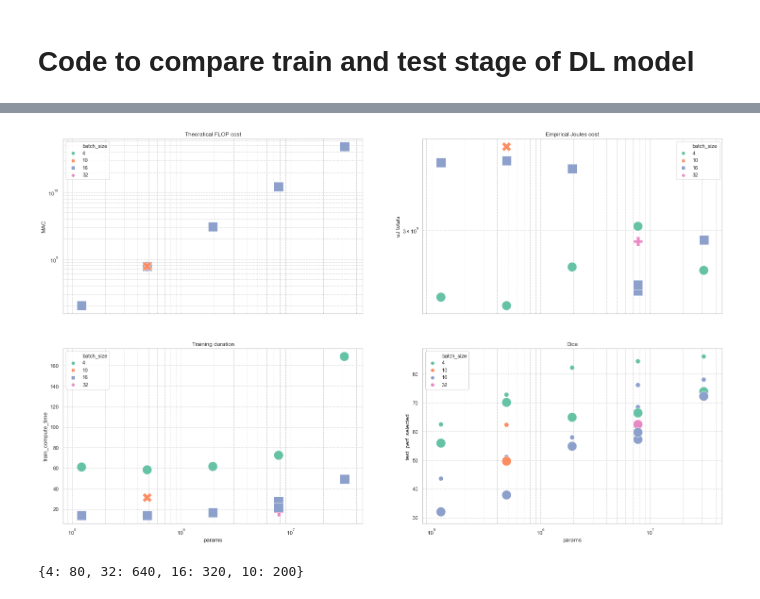
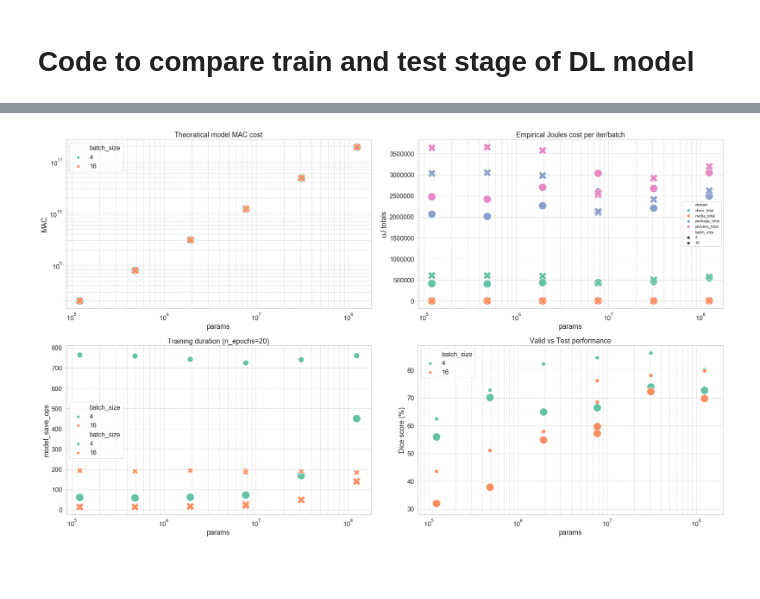
Before and after one commit to neurodatascience/watts_up_compute, a Jupyter notebook: notebooks/6_compare_DL_stages.ipynb, the cells around one changed output, grey strips where cells are left out. Saved outputs shown, nothing was run; the diff lists cells and outputs as text; code cells hidden in the pictures; blank space fills up the shorter version.

Commit message:
started FastSurfer tests

```diff
--- a/notebooks/6_compare_DL_stages.ipynb
+++ b/notebooks/6_compare_DL_stages.ipynb
@@ -18,7 +18,7 @@ ml_dir = '{}ml/'.format(project_dir)
 results_dir = '{}results/Exp_kaggle/'.format(project_dir)
 # %%
 # experiment_names = ['Exp_pytorch_cifar','Exp_kaggle_mateuszbuda','Exp_kaggle_mateuszbuda_pruned']
-exp_idx = range(1,14)
+exp_idx = range(1,16)
 experiment_names = ['Exp_kaggle_mateuszbuda_{}'.format(i) for i in exp_idx] #['Exp_kaggle_mateuszbuda','Exp_kaggle_mateuszbuda_pruned']
 
 devices = ['cuda']
@@ -31,9 +31,17 @@ for exp_name in experiment_names:
     for device in devices:
         exp_config_csv = '{}{}/{}/experiment_config.csv'.format(results_dir,exp_name,device)
         epoch_csv = '{}{}/{}/epoch.csv'.format(results_dir,exp_name,device)
+        iter_csv = '{}{}/{}/iter.csv'.format(results_dir, exp_name, device)
         joules_csv = '{}{}/{}/joules.csv'.format(results_dir,exp_name,device)
 
+        # Calculate how many times model was saved (i/o)
+        # Consistently large ops for small batch sizes, but pretty similar across model sizes - does not explain joules preformance.
+        iter_df = pd.read_csv(iter_csv)
+        model_save_ops = np.sum(iter_df['valid_loss'].diff() < 0)
+
         exp_config_df = pd.read_csv(exp_config_csv)
+        exp_config_df['model_save_ops'] = model_save_ops
+
         exp_config_df_concat = exp_config_df_concat.append(exp_config_df)
 
         epoch_df = pd.read_csv(epoch_csv)
@@ -41,7 +49,6 @@ for exp_name in experiment_names:
         epoch_df['device'] = device
         epoch_df_concat = epoch_df_concat.append(epoch_df)
 
-
         joules_df = read_joules(joules_csv,device)
         joules_df['experiment_name'] = exp_name
         joules_df_concat = joules_df_concat.append(joules_df[jcols])
@@ -85,52 +110,59 @@ total_joules.head()
 # %%
 plot_df = total_joules.copy()
-# plot_df['batch_size'] = plot_df['batch_size'].astype(str)
+plot_df = plot_df[plot_df['batch_size'].isin([4,16])]
 plot_df = convert_str_to_param_value(plot_df, 'params')
 plot_df = convert_str_to_param_value(plot_df, 'MAC')
-n_hues = len(plot_df['batch_size'].unique())
+batch_hues = len(plot_df['batch_size'].unique())
 size_level_dict =  dict(zip(np.sort(plot_df['batch_size'].unique()), [100,200,300,400]))
 
-sns.set(font_scale = 1)
-palette = sns.color_palette("Set2", n_hues)
+domain_hues = len(plot_df['domain'].unique())
+sns.set(font_scale = 1.5)
+batch_palette = sns.color_palette("Set2", batch_hues)
+domain_palette = sns.color_palette("Set2", domain_hues)
+
 with sns.axes_style("whitegrid"):
-    fig, axes = plt.subplots(2,2,figsize=(25,15),sharex=True,sharey=False)
+    fig, axes = plt.subplots(2,2,figsize=(25,15),sharex=False,sharey=False)
 
     # FLOPs
     ax = axes.ravel()[0]
-    g = sns.scatterplot(x='params',y='MAC', hue='batch_size', style='batch_size', s=400, data=plot_df, palette=palette,ax=ax)
+    g = sns.scatterplot(x='params',y='MAC', hue='batch_size', style='batch_size', s=400, data=plot_df, palette=batch_palette,ax=ax)
     g.set(xscale="log",yscale="log")
     g.grid(True,which="both",ls="--",c='lightgray')
-    ax.set_title('Theoratical FLOP cost')
+    ax.set_title('Theoratical model MAC cost')
 
     # Energy
     ax = axes.ravel()[1]
-    g = sns.scatterplot(x='params',y='uJ totals', hue='batch_size', style='batch_size', s=400, data=plot_df, palette=palette,ax=ax)
-    g.set(xscale="log",yscale="log")
+    g = sns.scatterplot(x='params',y='uJ totals', hue='domain', style='batch_size', s=400, data=plot_df, palette=domain_palette,ax=ax)
+    # g.set(xscale="log",yscale='log')
+    g.set(xscale="log")
+    ax.legend(loc=5,fontsize=10)
     g.grid(True,which="both",ls="--",c='lightgray')
-    ax.set_title('Empirical Joules cost')
+    ax.set_title('Empirical Joules cost per iter/batch')
 
     # time
     ax = axes.ravel()[2]
-    g = sns.scatterplot(x='params',y='train_compute_time', hue='batch_size', style='batch_size', s=400, data=plot_df, palette=palette,ax=ax)
+    g = sns.scatterplot(x='params',y='train_compute_time', hue='batch_size', style='batch_size', s=400, data=plot_df, palette=batch_palette,ax=ax)
+
+    # Consistently large ops for small batch sizes, but pretty similar across model sizes - does not explain joules preformance.
+    #g = sns.scatterplot(x='params',y='model_save_ops', hue='batch_size', style='batch_size', s=200, data=plot_df, palette=batch_palette,ax=ax)
     g.set(xscale="log")
     g.grid(True,which="both",ls="--",c='lightgray')
-    ax.set_title('Training duration')
+    ax.set_title('Training duration (n_epochs=20)')
 
     # Acc
     ax = axes.ravel()[3]
-    g = sns.scatterplot(x='params',y='valid_perf_selected', hue='batch_size', s=100, legend=False, data=plot_df, palette=palette,ax=ax)
+    g = sns.scatterplot(x='params',y='valid_perf_selected', hue='batch_size', s=100, legend=False, data=plot_df, palette=batch_palette,ax=ax)
     g.set(xscale="log")
     g.grid(True,which="both",ls="--",c='lightgray')
     ax.set_title('Dice')
 
     ax = axes.ravel()[3]
-    g = sns.scatterplot(x='params',y='test_perf_selected', hue='batch_size', s=400, data=plot_df, palette=palette,ax=ax)
+    g = sns.scatterplot(x='params',y='test_perf_selected', hue='batch_size', s=400, data=plot_df, palette=batch_palette,ax=ax)
     g.set(xscale="log")
     g.grid(True,which="both",ls="--",c='lightgray')
-    ax.set_title('Dice')
+    ax.set_title('Valid vs Test performance')
+    ax.set_ylabel('Dice score (%)')
+
+plt.tight_layout()
 # %% [output]
-[figure, old version]
+[figure, new version]
-# %%
-size_level_dict
-# %% [output]
-{4: 80, 32: 640, 16: 320, 10: 200}
```
Also changed, not shown: parts of 7 cells of this notebook, 3 other files.
